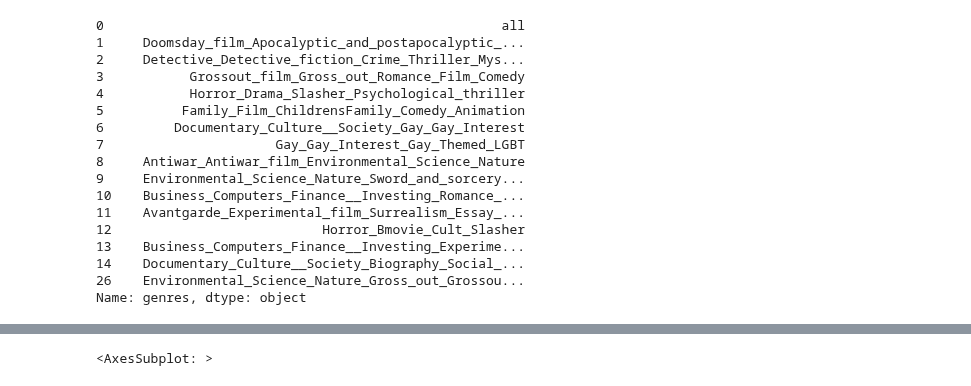
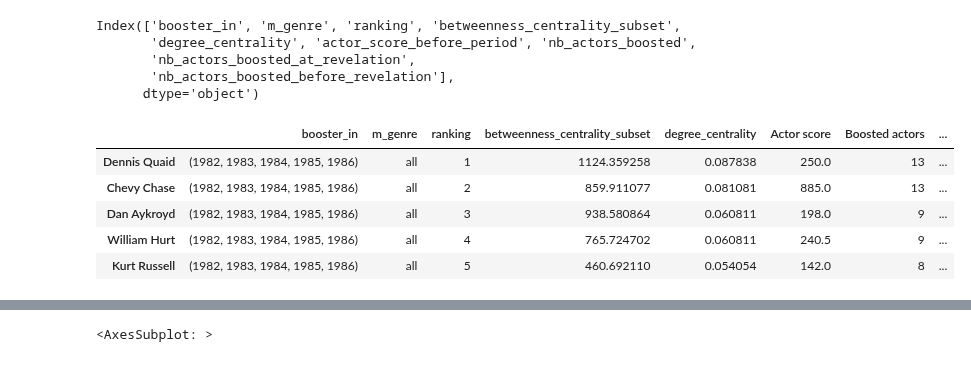
Before and after one commit to epfl-ada/ada-2022-project-dadalife, a Jupyter notebook: generate_hists.ipynb, the cells around one changed output, grey strips where cells are left out. Drawn from its saved outputs; the diff is of its cells as text; code cells hidden in the pictures.

```diff
--- a/generate_hists.ipynb
+++ b/generate_hists.ipynb
@@ -6,25 +5,21 @@ import os, sys
 # %%
 files_attr = pd.read_csv('data/hist_data/career_boosters_ids.csv', names=['start', 'end', 'genres'])
-# %%
-files_attr.genres.drop_duplicates()
-# %% [output]
-0                                                   all
-1     Doomsday_film_Apocalyptic_and_postapocalyptic_...
-2     Detective_Detective_fiction_Crime_Thriller_Mys...
-3           Grossout_film_Gross_out_Romance_Film_Comedy
-4           Horror_Drama_Slasher_Psychological_thriller
-5          Family_Film_ChildrensFamily_Comedy_Animation
-6         Documentary_Culture__Society_Gay_Gay_Interest
-7                      Gay_Gay_Interest_Gay_Themed_LGBT
-8     Antiwar_Antiwar_film_Environmental_Science_Nature
-9     Environmental_Science_Nature_Sword_and_sorcery...
-10    Business_Computers_Finance__Investing_Romance_...
-11    Avantgarde_Experimental_film_Surrealism_Essay_...
-12                           Horror_Bmovie_Cult_Slasher
-13    Business_Computers_Finance__Investing_Experime...
-14    Documentary_Culture__Society_Biography_Social_...
-26    Environmental_Science_Nature_Gross_out_Grossou...
-Name: genres, dtype: object
 # %%
 def generate_filename(row):
     return "data/hist_data/career_booster_dc_{}_{}_genre_{}.pkl".format(row['start'], row['end'], row['genres'])
+# %%
+example = pd.read_pickle(generate_filename(files_attr.iloc[0]))
+
+example.head()
+# %% [output]
+Index(['booster_in', 'm_genre', 'ranking', 'betweenness_centrality_subset',
+       'degree_centrality', 'actor_score_before_period', 'nb_actors_boosted',
+       'nb_actors_boosted_at_revelation',
+       'nb_actors_boosted_before_revelation'],
+      dtype='object')
+|  | booster_in | m_genre | ranking | betweenness_centrality_subset | degree_centrality | Actor score | Boosted actors | ... |
+| Dennis Quaid | (1982, 1983, 1984, 1985, 1986) | all | 1 | 1124.359258 | 0.087838 | 250.0 | 13 | ... |
+| Chevy Chase | (1982, 1983, 1984, 1985, 1986) | all | 2 | 859.911077 | 0.081081 | 885.0 | 13 | ... |
+| Dan Aykroyd | (1982, 1983, 1984, 1985, 1986) | all | 3 | 938.580864 | 0.060811 | 198.0 | 9 | ... |
+| William Hurt | (1982, 1983, 1984, 1985, 1986) | all | 4 | 765.724702 | 0.060811 | 240.5 | 9 | ... |
+| Kurt Russell | (1982, 1983, 1984, 1985, 1986) | all | 5 | 460.692110 | 0.054054 | 142.0 | 8 | ... |
```
Also changed, not shown: parts of 3 cells of this notebook.
